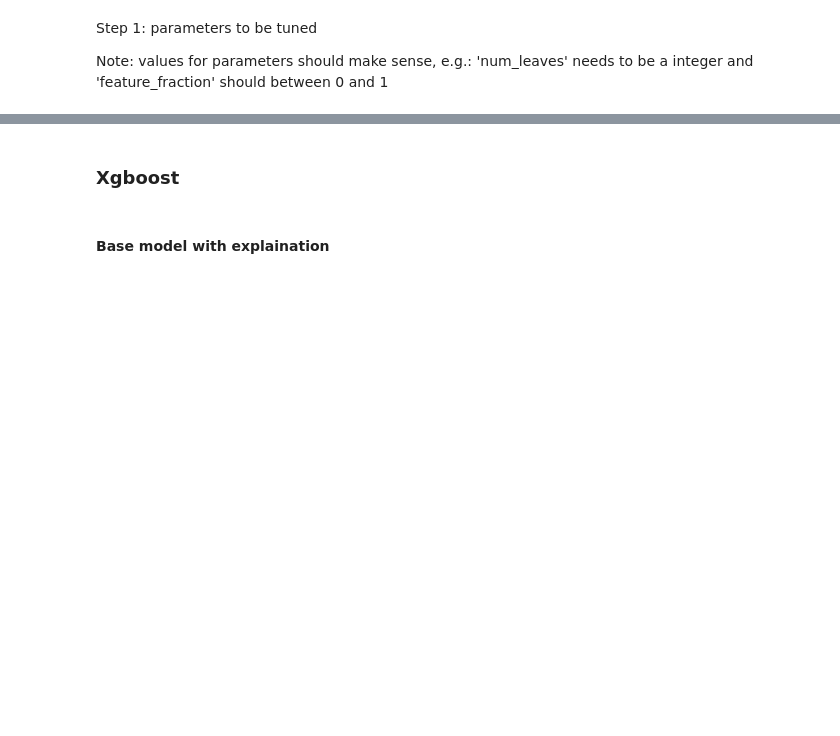
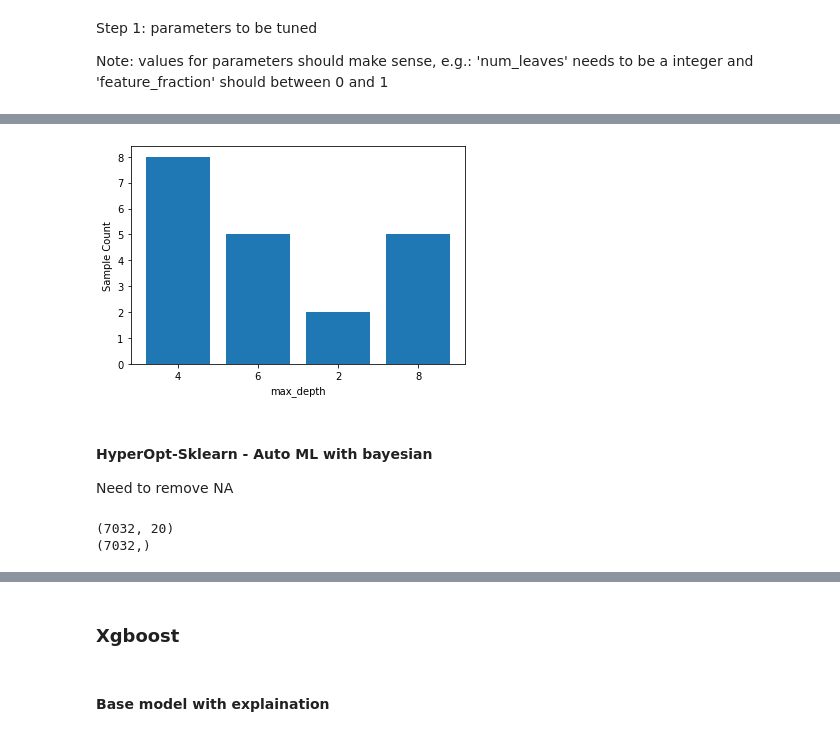
Before and after one commit to duybluemind1988/project_py, a Jupyter notebook: Churn/Churn_final.ipynb, the cells around one changed output, grey strips where cells are left out. Cells and saved outputs as stored; diff of their text form; code cells hidden in the pictures; blank space fills up the shorter version.

```diff
--- a/Churn/Churn_final.ipynb
+++ b/Churn/Churn_final.ipynb
@@ -518,0 +675,30 @@ scoring = 'roc_auc' # balanced_accuracy,f1_macro,neg_log_loss, roc_auc,neg_root_
+# %%
+_ = plot_histogram(model_bayes_search.optimizer_results_[0], 1)
+plt.show()
+# %% [output]
+[figure, added]
+# %% [markdown]
+#### HyperOpt-Sklearn - Auto ML with bayesian
+
+Need to remove NA
+# %%
+df['TotalCharges'] = df['TotalCharges'].replace(' ', np.nan).astype(float)
+df=df.dropna()
+X = df.drop(columns='Churn')
+y= df['Churn']
+print(X.shape)
+print(y.shape)
+X_train_a, X_test, y_train_a, y_test = model_selection.train_test_split(X,y, test_size=0.2,
+                                    random_state=2018, stratify=y)
+
+X_train, X_val, y_train, y_val = model_selection.train_test_split(X_train_a, y_train_a,test_size=0.2,
+                                    random_state=2018, stratify=y_train_a)
+# Drop unused column
+X_train=X_train.drop(["customerID"],axis=1)
+X_test=X_test.drop(["customerID"],axis=1)
+# Convert to category (factor)
+X_train=pd.get_dummies(X_train)
+X_test=pd.get_dummies(X_test)
+# %% [output]
+(7032, 20)
+(7032,)
```
Also changed, not shown: parts of 46 cells of this notebook, 5 other files.
